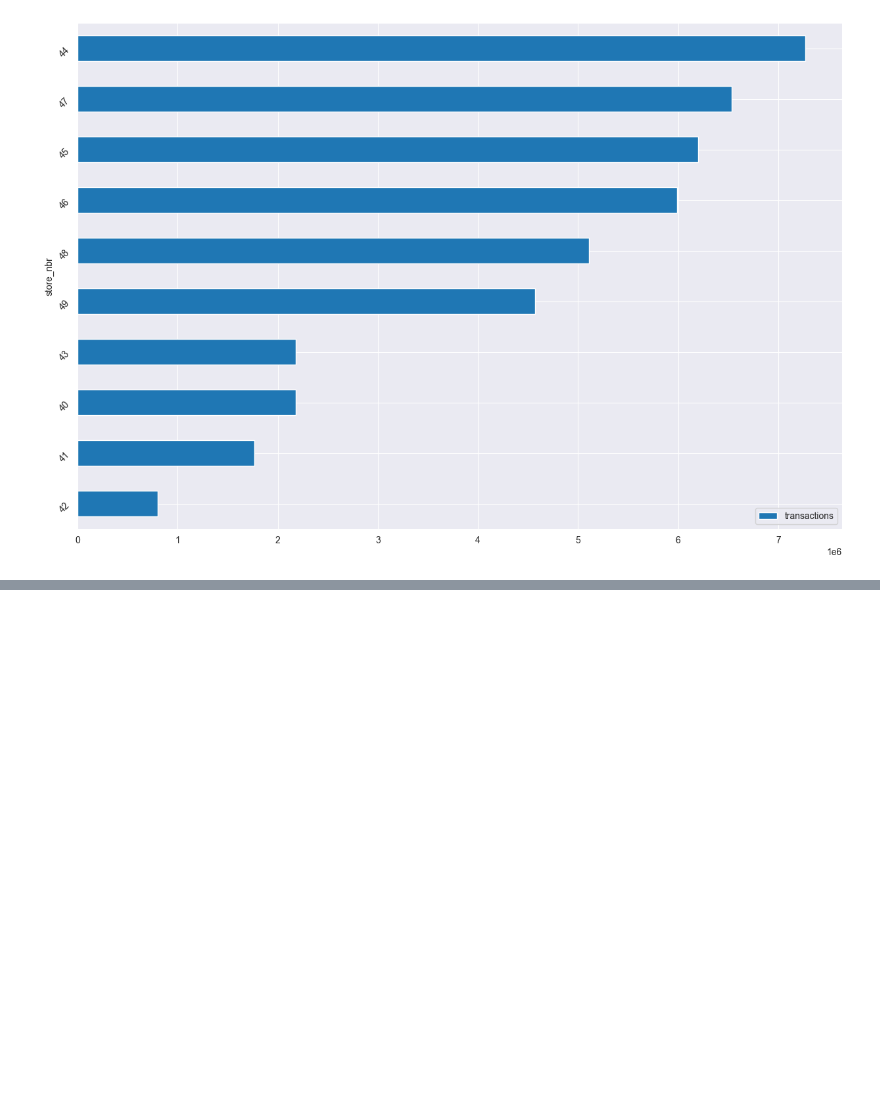
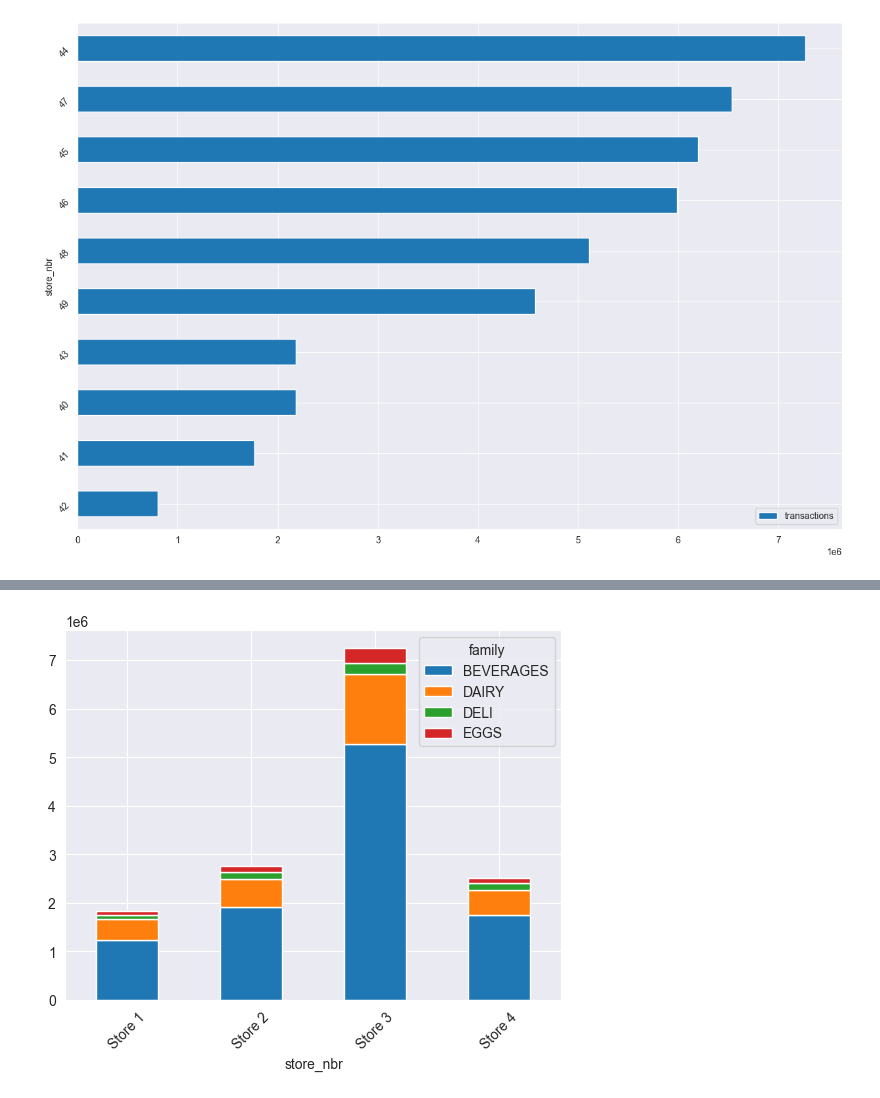
Before and after one commit to jameslaurence82/Udemy-Python_DataAnalysis_NumpyPandas, a Jupyter notebook: PdDF_Visualizations.ipynb, the cells around one changed output, grey strips where cells are left out. Cells and saved outputs as stored; diff of their text form; code cells hidden in the pictures; blank space fills up the shorter version.

Commit message:
Stacked barchart material started

```diff
--- a/PdDF_Visualizations.ipynb
+++ b/PdDF_Visualizations.ipynb
@@ -632,0 +694,11 @@ transactions
+# %%
+# create stacked bar chart
+grocery_pivot.plot.bar(
+    stacked=True,
+    # even using xticklabels outside plot() the label rotation is set in plot()
+    rot=45
+    ).set_xticklabels(
+        labels=['Store 1', 'Store 2', 'Store 3', 'Store 4']
+    );
+# %% [output]
+[figure, added]
```
Also changed, not shown: parts of 9 cells of this notebook.
